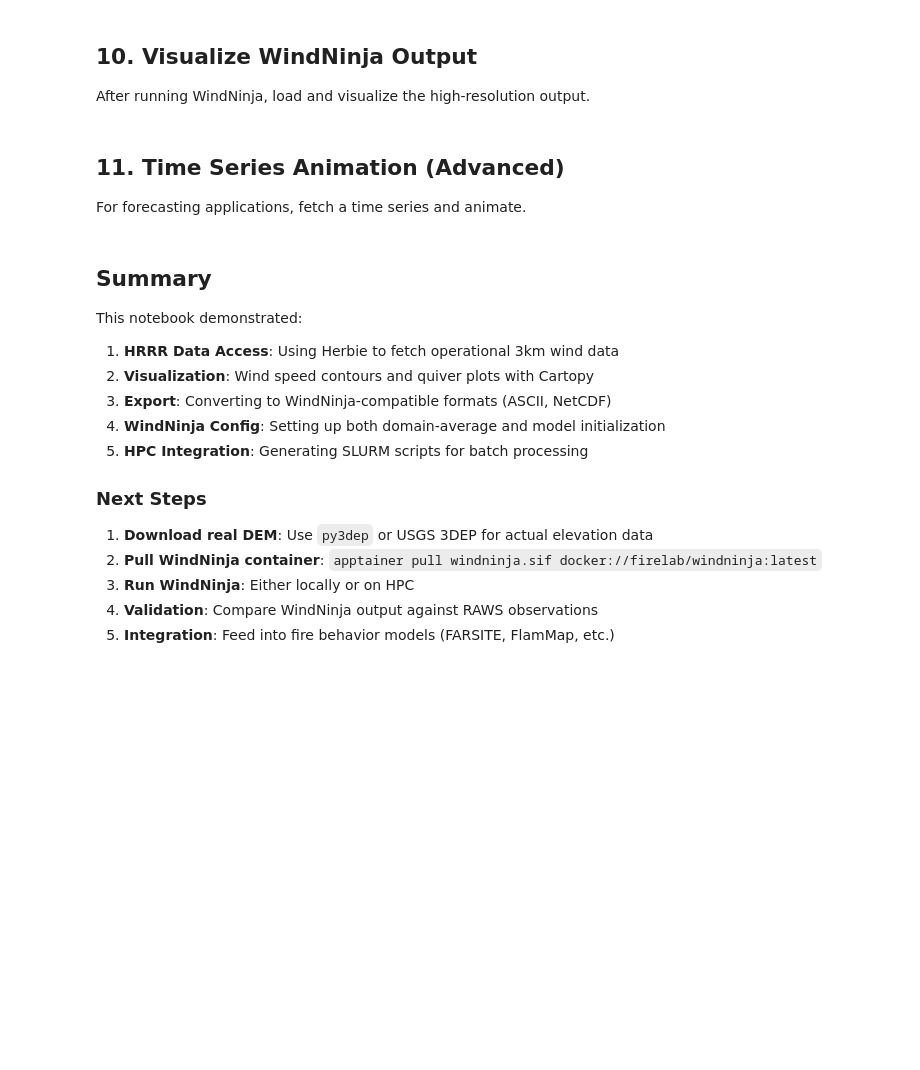
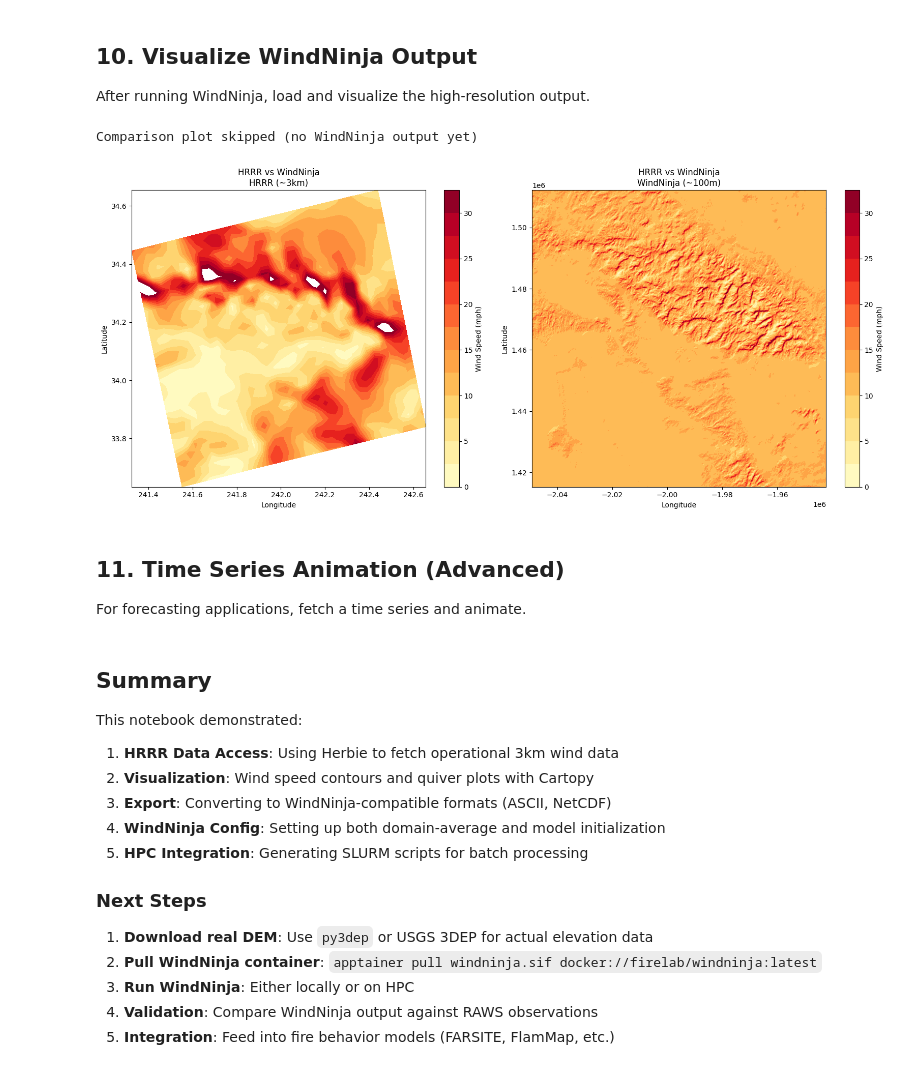
Before and after one commit to ivanhigueram/hrrr-wind-experiment, a Jupyter notebook: notebooks/01_hrrr_windninja_workflow.ipynb, the cells around one changed output. Saved outputs shown, nothing was run; the diff lists cells and outputs as text; code cells hidden in the pictures; blank space fills up the shorter version.

```diff
--- a/notebooks/01_hrrr_windninja_workflow.ipynb
+++ b/notebooks/01_hrrr_windninja_workflow.ipynb
@@ -399,8 +562,8 @@ def load_ascii_grid(filepath):
     return da
 
 # Example: Load WindNinja output (when available)
-# wn_speed = load_ascii_grid("../output/windninja_output/dem_100m_vel.asc")
-# wn_dir = load_ascii_grid("../output/windninja_output/dem_100m_ang.asc")
+wn_speed = load_ascii_grid("../output/windninja_output/dem_30m_129_12_100m_vel.asc")
+wn_dir = load_ascii_grid("../output/windninja_output/dem_30m_129_12_100m_ang.asc")
 # %%
 def compare_hrrr_windninja(hrrr_ds, wn_speed, wn_dir, title="HRRR vs WindNinja"):
     """
@@ -414,35 +577,38 @@ def compare_hrrr_windninja(hrrr_ds, wn_speed, wn_dir, title="HRRR vs WindNinja")
         speed = hrrr_ds['si10'].values * 2.237  # m/s to mph
     else:
         speed = hrrr_ds['wind_speed'].values * 2.237
 
     if 'longitude' in hrrr_ds.coords:
         lon, lat = hrrr_ds['longitude'].values, hrrr_ds['latitude'].values
     else:
         lon, lat = hrrr_ds['x'].values, hrrr_ds['y'].values
 
     cf1 = ax1.contourf(lon, lat, speed, levels=np.arange(0, 35, 2.5), cmap='YlOrRd')
     plt.colorbar(cf1, ax=ax1, label='Wind Speed (mph)')
     ax1.set_title(f'{title}\nHRRR (~3km)')
     ax1.set_xlabel('Longitude')
     ax1.set_ylabel('Latitude')
 
     # WindNinja (right)
     ax2 = axes[1]
     cf2 = ax2.contourf(wn_speed.x, wn_speed.y, wn_speed.values,
                        levels=np.arange(0, 35, 2.5), cmap='YlOrRd')
     plt.colorbar(cf2, ax=ax2, label='Wind Speed (mph)')
     ax2.set_title(f'{title}\nWindNinja (~100m)')
     ax2.set_xlabel('Longitude')
     ax2.set_ylabel('Latitude')
 
     plt.tight_layout()
     return fig
 
 # Uncomment when WindNinja output is available:
-# fig = compare_hrrr_windninja(ds, wn_speed, wn_dir)
-# plt.savefig('../output/hrrr_vs_windninja.png', dpi=150, bbox_inches='tight')
+fig = compare_hrrr_windninja(ds, wn_speed, wn_dir)
+plt.savefig('../output/hrrr_vs_windninja.png', dpi=150, bbox_inches='tight')
 
 print("Comparison plot skipped (no WindNinja output yet)")
+# %% [output]
+Comparison plot skipped (no WindNinja output yet)
+[figure, added]
 # %% [markdown]
 ## 11. Time Series Animation (Advanced)
 
```
Also changed, not shown: parts of 12 cells of this notebook, 3 other files.
